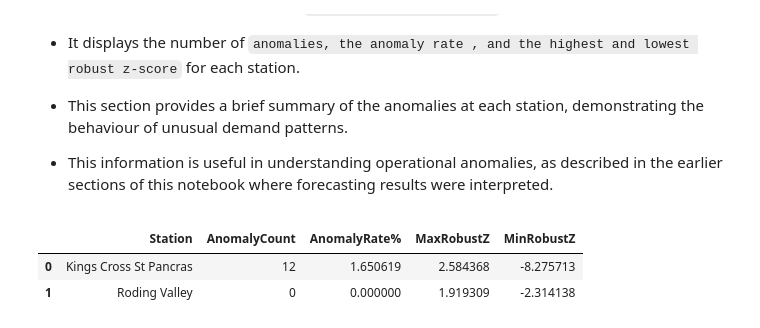
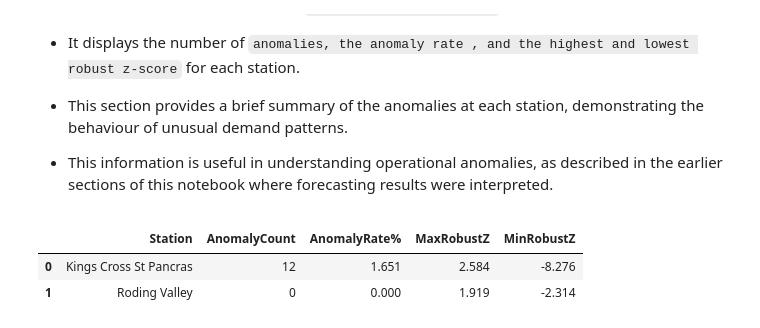
Before and after one commit to HARIRAJAMOHAN2000/london-public-transport-footfall-analysis, a Jupyter notebook: Analysis on TFL using Tube and Rail Stations in 2024-2025.ipynb, the cells around one changed output. Drawn from its saved outputs; the diff is of its cells as text; code cells hidden in the pictures.

```diff
--- a/Analysis on TFL using Tube and Rail Stations in 2024-2025.ipynb
+++ b/Analysis on TFL using Tube and Rail Stations in 2024-2025.ipynb
@@ -2200,0 +2347,37 @@ Best Model Per Station (RMSE):
+# %%
+# 15.4 Worst Forecast Error Dates
+
+worst_error_rows = []
+
+for st, diff_df in all_diffs.items():
+    for model_name in model_order:
+        abs_col = f"{model_name} Abs Error"
+        err_col = f"{model_name} Error"
+        forecast_col = f"{model_name} Forecast"
+
+        if abs_col in diff_df.columns:
+            temp = (
+                diff_df[["TravelDate", "Actual", forecast_col, err_col, abs_col]]
+                .copy()
+                .sort_values(abs_col, ascending=False)
+                .head(5)
+            )
+
+            temp["Station"] = st
+            temp["Model"] = model_name
+
+            temp = temp.rename(columns={
+                forecast_col: "Forecast",
+                err_col: "Error",
+                abs_col: "Absolute Error"
+            }).head(1)
+
+            worst_error_rows.append(temp)
+
+worst_error_df = pd.concat(worst_error_rows, ignore_index=True)
+
+worst_error_df = worst_error_df[
+    ["Station", "Model", "TravelDate", "Actual", "Forecast", "Error", "Absolute Error"]
+].round(2)
+
+display(worst_error_df.sort_values(["Station", "Model", "Absolute Error"], ascending=[True, True, False]))
@@ -2240,22 +2501,22 @@ Overall Average Metrics across Selected Stations:
 # %%
 # 18. Anomaly Summary per Station
 
 anomaly_summary = []
 
 for st in selected:
     s = df2_full[df2_full["Station"] == st].copy()
     s = detect_anomalies(s)
 
     anomaly_summary.append({
         "Station": st,
         "AnomalyCount": int(s["is_anomaly"].sum()),
         "AnomalyRate%": float(s["is_anomaly"].mean() * 100),
         "MaxRobustZ": float(s["rz"].max()),
         "MinRobustZ": float(s["rz"].min())
     })
 
-pd.DataFrame(anomaly_summary).sort_values("AnomalyCount", ascending = False)
+pd.DataFrame(anomaly_summary).sort_values("AnomalyCount", ascending = False).round(3)
 # %% [output]
 |  | Station | AnomalyCount | AnomalyRate% | MaxRobustZ | MinRobustZ |
-| 0 | Kings Cross St Pancras | 12 | 1.650619 | 2.584368 | -8.275713 |
-| 1 | Roding Valley | 0 | 0.000000 | 1.919309 | -2.314138 |
+| 0 | Kings Cross St Pancras | 12 | 1.651 | 2.584 | -8.276 |
+| 1 | Roding Valley | 0 | 0.000 | 1.919 | -2.314 |
```
Also changed, not shown: parts of 19 cells of this notebook.
